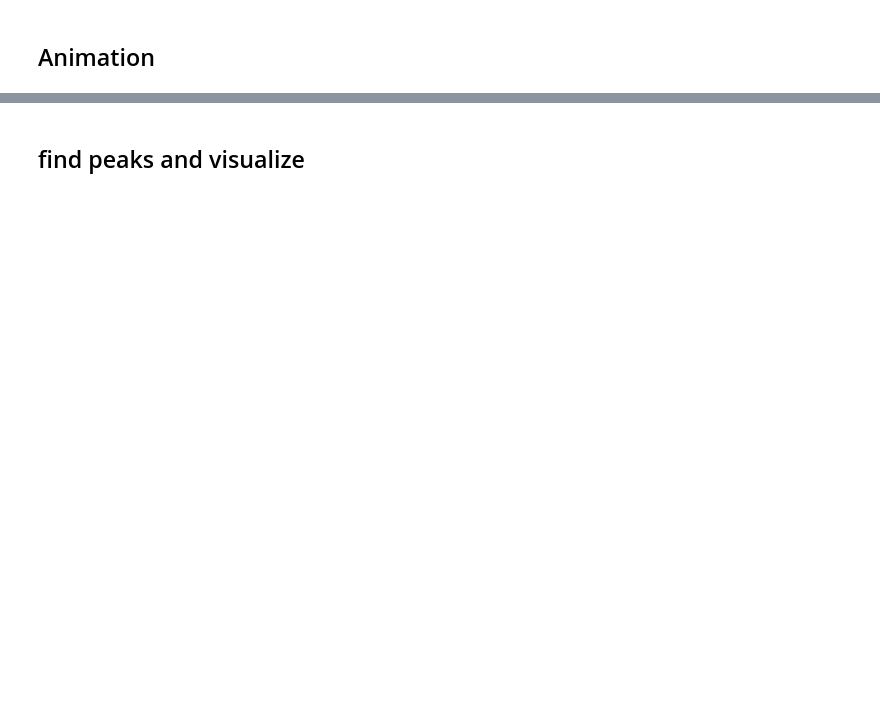
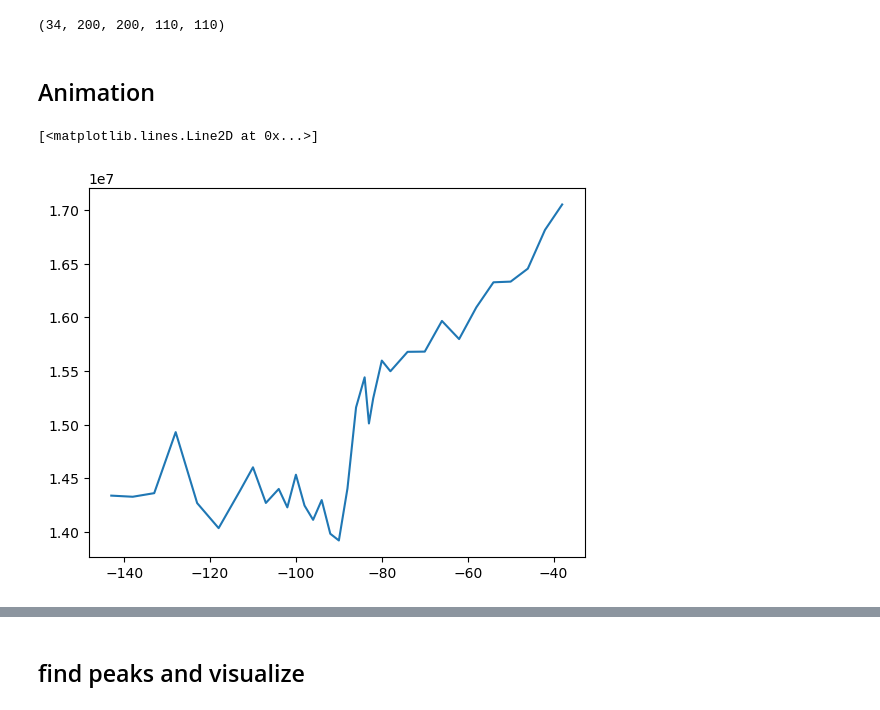
Before and after one commit to hainingpan/4D, a Jupyter notebook: XTEC_STEM_recal.ipynb, the cells around one changed output, grey strips where cells are left out. Saved outputs shown, nothing was run; the diff lists cells and outputs as text; code cells hidden in the pictures; blank space fills up the shorter version.

```diff
--- a/XTEC_STEM_recal.ipynb
+++ b/XTEC_STEM_recal.ipynb
@@ -27,6 +29,15 @@ workingdir='/home/shared/STEM_recal/'
 f=h5py.File(workingdir+'data.hdf5','r')
 # %%
 I,T=f['I'],f['T']
+# %%
+I.shape
+# %% [output]
+(34, 200, 200, 110, 110)
 # %% [markdown]
 ## Animation
+# %%
+plt.plot(T[:],I[:,:,:,I.shape[3]//2-3:I.shape[3]//2+3,I.shape[4]//2-3:I.shape[4]//2+3].mean(axis=(1,2,3,4)))
+# %% [output]
+[<matplotlib.lines.Line2D at 0x...>]
+[figure, added]
 # %%
```
Also changed, not shown: parts of 312 cells of this notebook, 12 other files.
